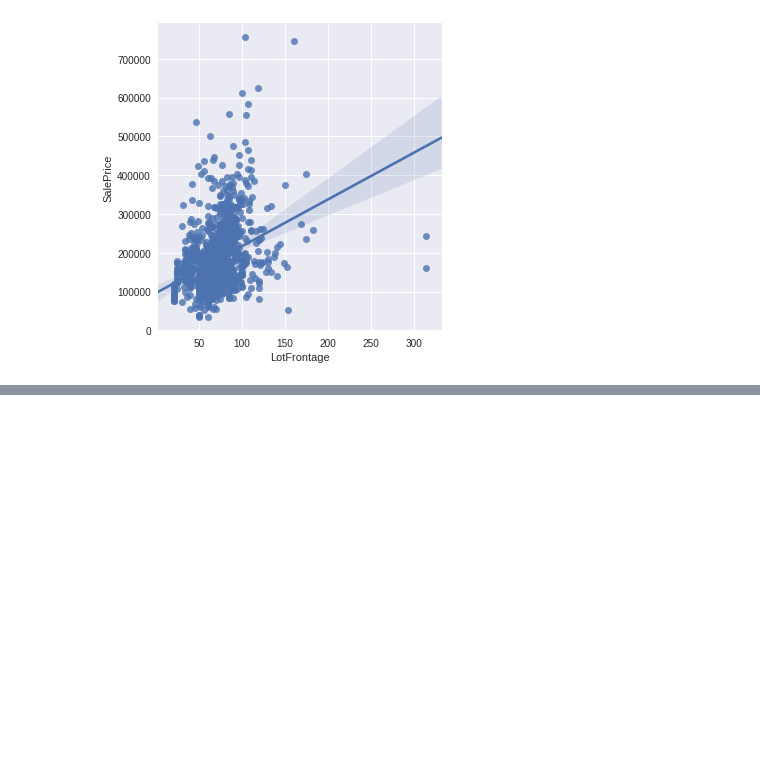
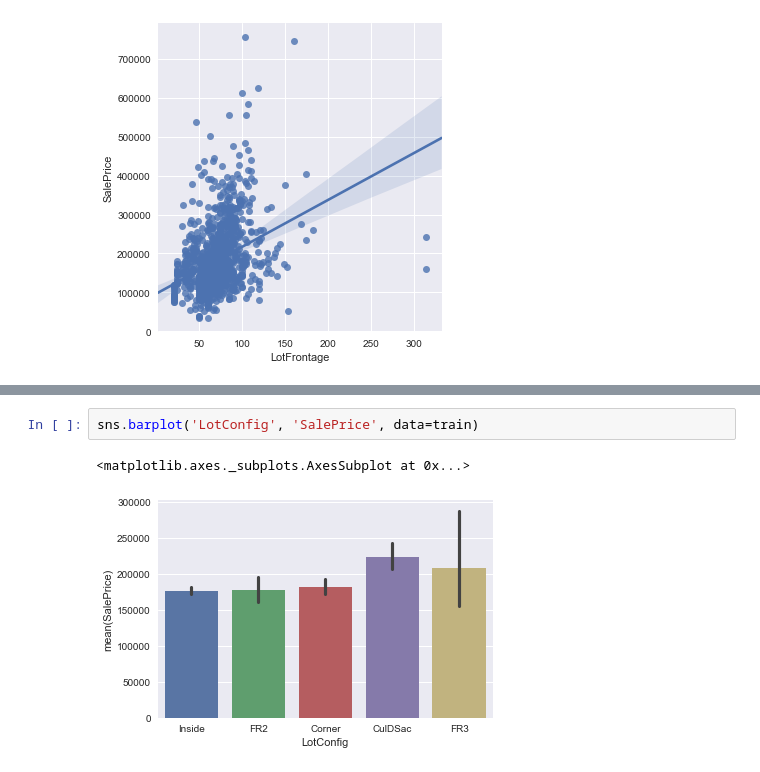
Before and after one commit to jjinho/house_prices, a Jupyter notebook: House Prices.ipynb, the cells around one changed output, grey strips where cells are left out. Cells and saved outputs as stored; diff of their text form; blank space fills up the shorter version.

```diff
--- a/House Prices.ipynb
+++ b/House Prices.ipynb
@@ -80,0 +71,5 @@ sns.barplot('LotShape', 'SalePrice', data=train)
+# %%
+sns.barplot('LotConfig', 'SalePrice', data=train)
+# %% [output]
+<matplotlib.axes._subplots.AxesSubplot at 0x...>
+[figure, added]
```
Also changed, not shown: parts of 76 cells of this notebook, 1 other file.
